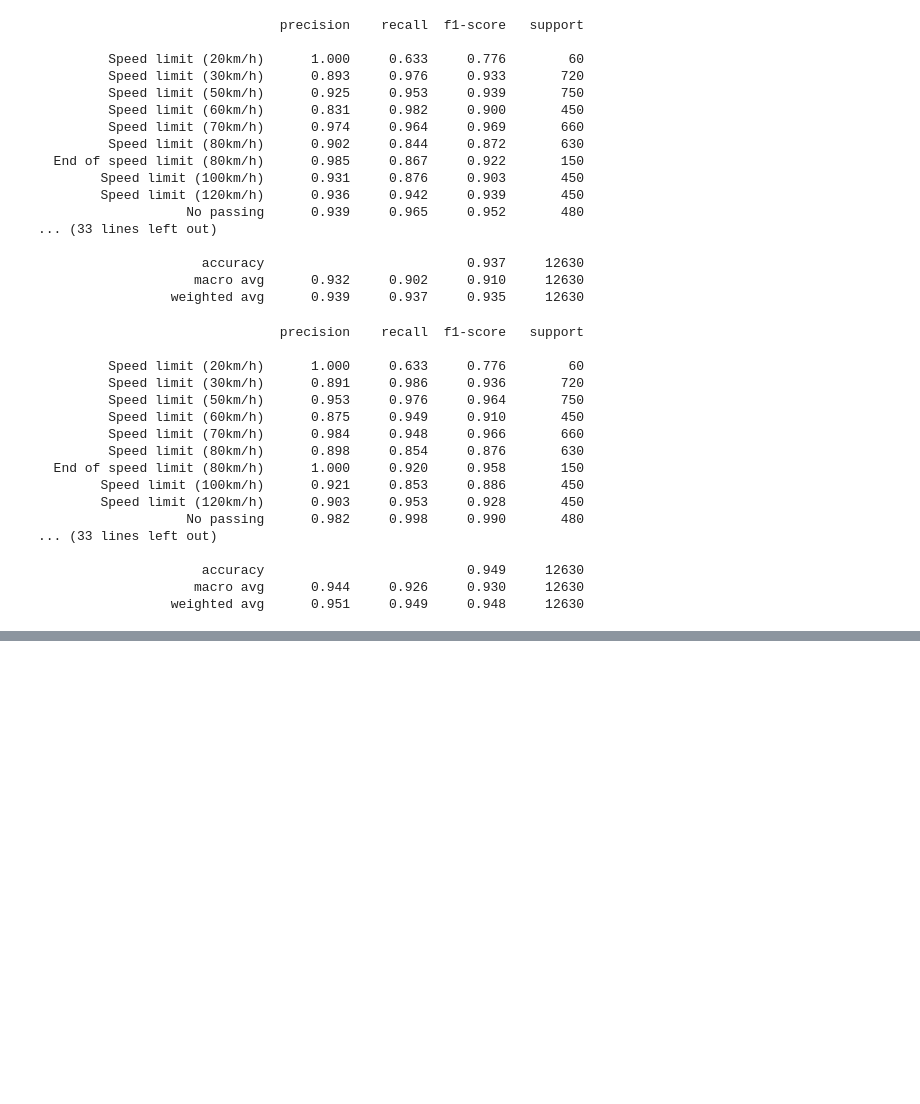
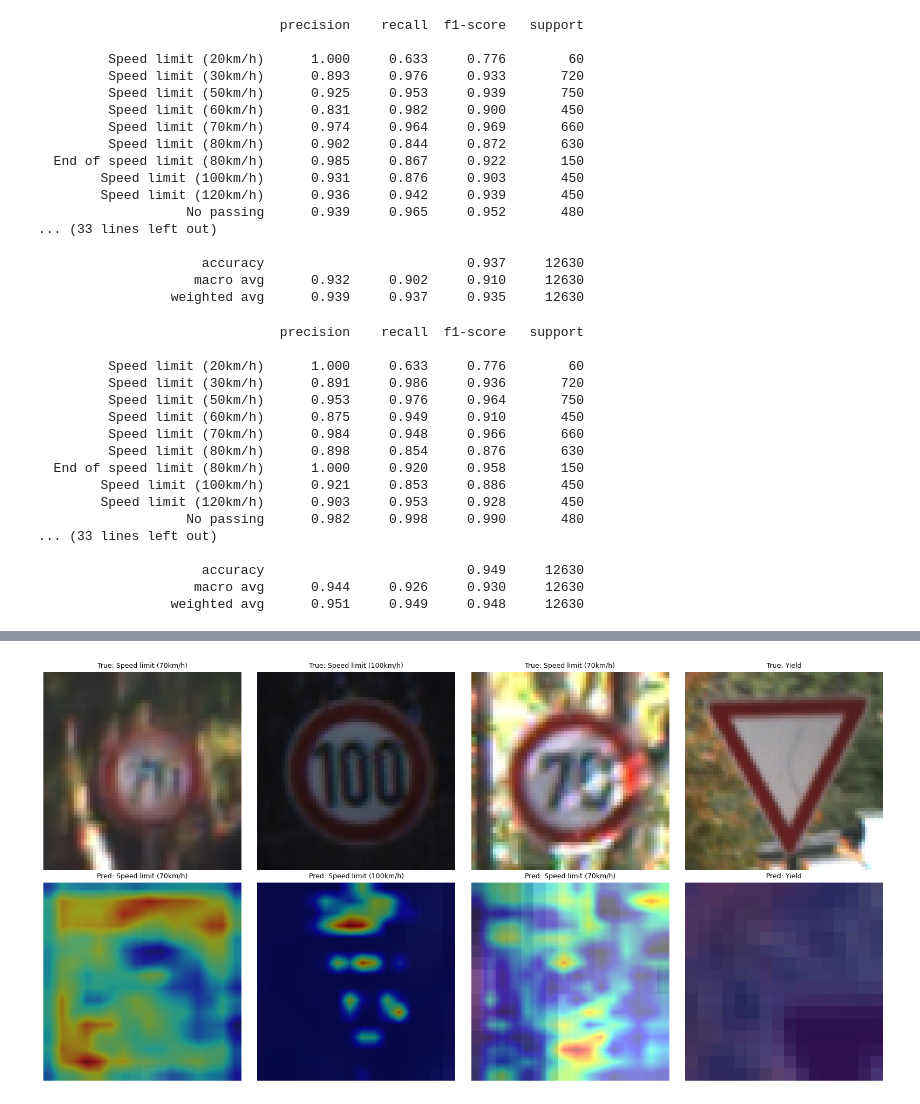
Before and after one commit to Katameqqe/GTSRB-cnn, a Jupyter notebook: test.ipynb, the cells around one changed output, grey strips where cells are left out. Cells and saved outputs as stored; diff of their text form; code cells hidden in the pictures; blank space fills up the shorter version.

Commit message:
project with data split fix, Optuna, Grad-CAM, feature maps, and model showdown

```diff
--- a/test.ipynb
+++ b/test.ipynb
@@ -55,6 +61,9 @@ class TrafficSignTestDataset(Dataset):
         if self.transform:
             image = self.transform(image)
         return image, label
+
+import ssl
+ssl._create_default_https_context = ssl._create_unverified_context
 
 test_transforms = transforms.Compose([
     transforms.Resize((32, 32)),
@@ -295,0 +333,93 @@ Total mistakes: 646 / 12630
+# %%
+# Grad-CAM Implementation for High-Res Model
+
+import ssl
+import numpy as np
+import matplotlib.pyplot as plt
+
+class GradCAM:
+    def __init__(self, model, target_layer):
+        self.model = model
+        self.target_layer = target_layer
+        self.gradients = None
+        self.activations = None
+
+        # Register hooks to capture activations and gradients of the target layer
+        self.target_layer.register_forward_hook(self.save_activation)
+        self.target_layer.register_full_backward_hook(self.save_gradient)
+
+    def save_activation(self, module, input, output):
+        self.activations = output
+
+    def save_gradient(self, module, grad_input, grad_output):
+        self.gradients = grad_output[0]
+
+    def generate_heatmap(self, x, class_idx=None):
+        self.model.eval()
+        output = self.model(x)
+
+        if class_idx is None:
+            class_idx = torch.argmax(output, dim=1).item()
+
+        self.model.zero_grad()
+        one_hot = torch.zeros_like(output)
+        one_hot[0][class_idx] = 1.0
+        output.backward(gradient=one_hot, retain_graph=True)
+
+        gradients = self.gradients.cpu().data.numpy()[0]
+        activations = self.activations.cpu().data.numpy()[0]
+
+        # Global Average Pooling of gradients
+        weights = np.mean(gradients, axis=(1, 2))
+
+        # Compute weighted sum of activations
+        cam = np.zeros(activations.shape[1:], dtype=np.float32)
+        for i, w in enumerate(weights):
+            cam += w * activations[i]
+
+        # Apply ReLU
+        cam = np.maximum(cam, 0)
+
+        # Normalize heatmap to [0, 1]
+        if cam.max() != 0:
+            cam = cam / cam.max()
+
+        return cam, class_idx
+
+
+# Target the last convolutional layer of the High-Res model
+target_layer_hr = model_high_res.features[8]
+grad_cam_hr = GradCAM(model_high_res, target_layer_hr)
+
+# Select 4 random indices from the 64x64 test dataset
+#np.random.seed(42)  # For reproducibility of beautiful samples
+sample_indices = np.random.choice(len(test_dataset_64), 4, replace=False)
+
+fig, axes = plt.subplots(2, 4, figsize=(16, 8))
+
+for i, idx in enumerate(sample_indices):
+    image_tensor, true_label = test_dataset_64[idx]
+    input_tensor = image_tensor.unsqueeze(0).to(device)
+
+    # Generate Grad-CAM heatmap
+    heatmap, pred_idx = grad_cam_hr.generate_heatmap(input_tensor, class_idx=true_label)
+
+    # Convert tensor to numpy for plotting
+    original_img = image_tensor.permute(1, 2, 0).numpy()
+
+    # Plot original image in the top row
+    axes[0, i].imshow(original_img)
+    axes[0, i].set_title(f"True: {classes[true_label]}", fontsize=9)
+    axes[0, i].axis('off')
+
+    # Plot Grad-CAM overlay in the bottom row
+    axes[1, i].imshow(original_img)
+    axes[1, i].imshow(heatmap, cmap='jet', alpha=0.5, interpolation='bilinear')
+    axes[1, i].set_title(f"Pred: {classes[pred_idx]}", fontsize=9)
+    axes[1, i].axis('off')
+
+plt.tight_layout()
+plt.savefig('gradcam_high_res_analysis.png', dpi=300)
+plt.show()
+# %% [output]
+[figure, added]
```
Also changed, not shown: parts of 7 cells of this notebook, 7 other files.
